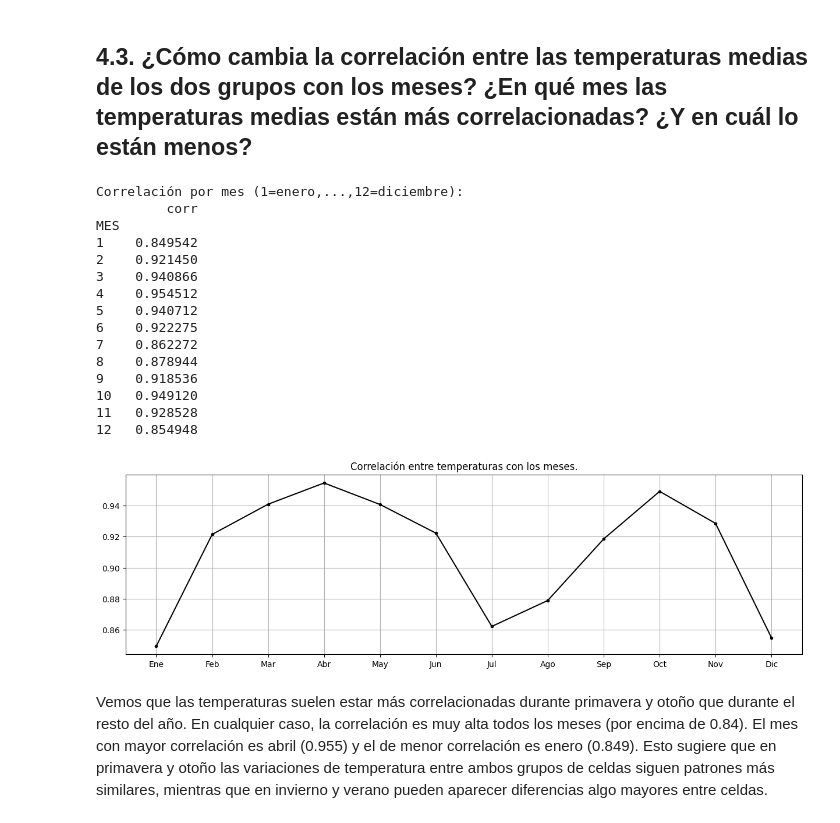
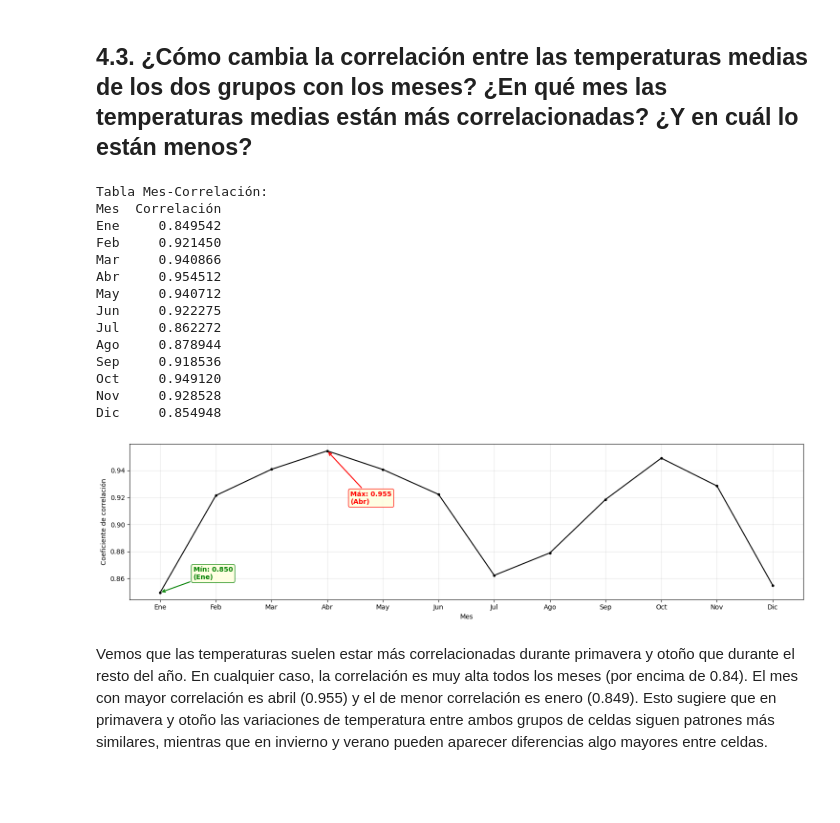
Before and after one commit to AlbertoRodvic/t1_estadistica_descriptiva, a Jupyter notebook: src/Apartado_4.ipynb, the cells around one changed output. Cells and saved outputs as stored; diff of their text form; code cells hidden in the pictures; blank space fills up the shorter version.

```diff
--- a/src/Apartado_4.ipynb
+++ b/src/Apartado_4.ipynb
@@ -6,3 +6,7 @@
 En esta sección se importan los datos y librerías necesarias para el análisis del Apartado 1.
 # %%
 from carga_de_datos import *
+from pathlib import Path
+PROJECT_ROOT = Path.cwd().parent if Path.cwd().name == 'src' else Path.cwd()
+IMAGES_DIR = PROJECT_ROOT / 'images'
+IMAGES_DIR.mkdir(parents=True, exist_ok=True)
@@ -130,43 +125,69 @@ Vemos que el grupo de celdas 01-05 tiene una temperatura consistentemente más a
 # %%
 months_labels = ['Ene', 'Feb', 'Mar', 'Abr', 'May', 'Jun', 'Jul', 'Ago', 'Sep', 'Oct', 'Nov', 'Dic']
 
 df_unido = pd.DataFrame(np.column_stack((df_orig_temp.FECHA, temp_media1, temp_media2)), columns=["FECHA", "Grupo 1", "Grupo 2"])
 df_unido['FECHA'] = pd.to_datetime(df_unido['FECHA'])
 df_unido['MES'] = df_unido['FECHA'].dt.month
 
 correlaciones = []
 for mes, data in df_unido.groupby("MES"):
     correlaciones.append((mes, data["Grupo 1"].corr(data["Grupo 2"])))
 
-corr_month = pd.DataFrame(correlaciones, columns=["MES","corr"])
-corr_month.set_index("MES", inplace=True)
+corr_month = pd.DataFrame(correlaciones, columns=["MES", "corr"]).sort_values("MES")
+corr_month["MES"] = corr_month["MES"].map(lambda m: months_labels[m - 1])
+corr_month.rename(columns={"MES": "Mes", "corr": "Correlación"}, inplace=True)
+corr_month.reset_index(drop=True, inplace=True)
 
-print("\nCorrelación por mes (1=enero,...,12=diciembre):")
-print(corr_month)
+print("\nTabla Mes-Correlación:")
+print(corr_month.to_string(index=False))
+
+idx_max = corr_month["Correlación"].idxmax()
+idx_min = corr_month["Correlación"].idxmin()
+mes_max = corr_month.loc[idx_max, "Mes"]
+mes_min = corr_month.loc[idx_min, "Mes"]
+val_max = corr_month.loc[idx_max, "Correlación"]
+val_min = corr_month.loc[idx_min, "Correlación"]
 
 fig = plt.figure(1, figsize=(15, 4)) # permite indicar el nº de la figura y las dimensiones (ancho y alto)
-plt.plot(corr_month["corr"], 'k.-')                  # muestra la variable x en negro, cada valor con un punto conectados por líneas
-plt.xticks(range(1, 13), months_labels)
-plt.title("Correlación entre temperaturas con los meses.")
-plt.grid()
+plt.plot(corr_month["Correlación"], 'k.-')            # muestra la variable en negro, cada valor con un punto conectado por líneas
+plt.xticks(range(0, 12), corr_month["Mes"])
+
+plt.annotate(f"Mín: {val_min:.3f}\n({mes_min})",
+             xy=(idx_min, val_min),
+             xytext=(50, 20), textcoords='offset points',
+             arrowprops=dict(arrowstyle='->', color='green', lw=1.5),
+             fontsize=10, color='green', fontweight='bold',
+             bbox=dict(boxstyle='round,pad=0.3', facecolor='lightyellow', edgecolor='green', alpha=0.9))
+
+plt.annotate(f"Máx: {val_max:.3f}\n({mes_max})",
+             xy=(idx_max, val_max),
+             xytext=(35, -80), textcoords='offset points',
+             arrowprops=dict(arrowstyle='->', color='red', lw=1.5),
+             fontsize=10, color='red', fontweight='bold',
+             bbox=dict(boxstyle='round,pad=0.3', facecolor='lightyellow', edgecolor='red', alpha=0.9))
+
+plt.xlabel('Mes')
+plt.ylabel('Coeficiente de correlación')
+plt.grid(alpha=0.3)
+plt.tight_layout()
+plt.savefig(IMAGES_DIR / 'Gráfico 4.3： Correlación mensual entre las temperaturas medias de los grupos de celdas.png', dpi=300, bbox_inches='tight')
 plt.show()
 # %% [output]
-Correlación por mes (1=enero,...,12=diciembre):
-         corr
-MES
-1    0.849542
-2    0.921450
-3    0.940866
-4    0.954512
-5    0.940712
-6    0.922275
-7    0.862272
-8    0.878944
-9    0.918536
-10   0.949120
-11   0.928528
-12   0.854948
+Tabla Mes-Correlación:
+Mes  Correlación
+Ene     0.849542
+Feb     0.921450
+Mar     0.940866
+Abr     0.954512
+May     0.940712
+Jun     0.922275
+Jul     0.862272
+Ago     0.878944
+Sep     0.918536
+Oct     0.949120
+Nov     0.928528
+Dic     0.854948
-[figure, old version]
+[figure, new version]
 # %% [markdown]
 Vemos que las temperaturas suelen estar más correlacionadas durante primavera y otoño que durante el resto del año. En cualquier caso, la correlación es muy alta todos los meses (por encima de 0.84). El mes con mayor correlación es abril (0.955) y el de menor correlación es enero (0.849). Esto sugiere que en primavera y otoño las variaciones de temperatura entre ambos grupos de celdas siguen patrones más similares, mientras que en invierno y verano pueden aparecer diferencias algo mayores entre celdas.
 # %% [markdown]
```
Also changed, not shown: parts of 5 cells of this notebook, 5 other files.
